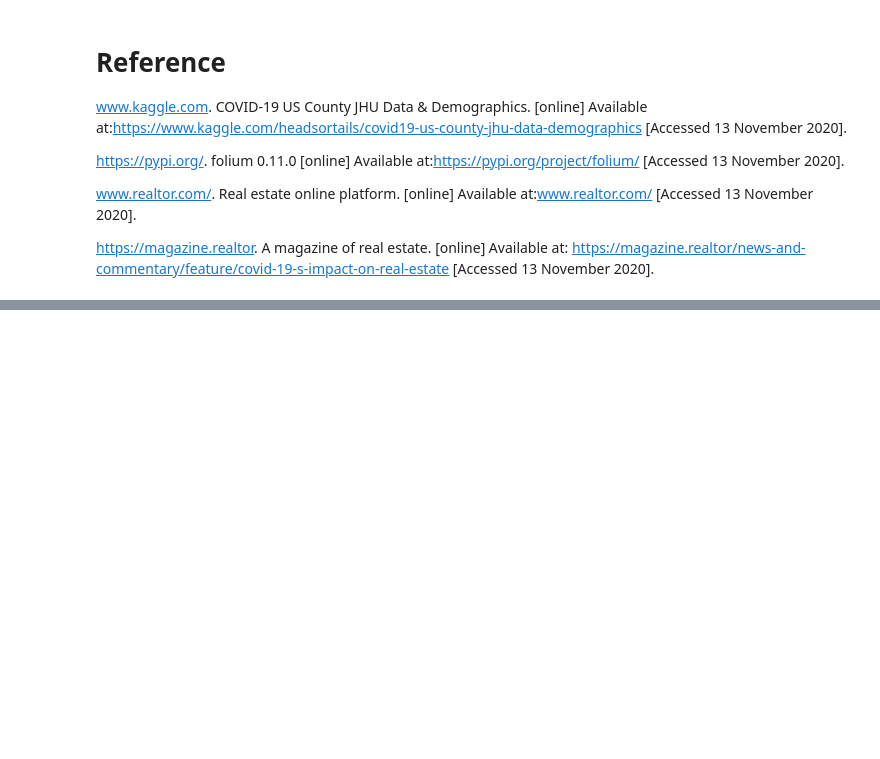
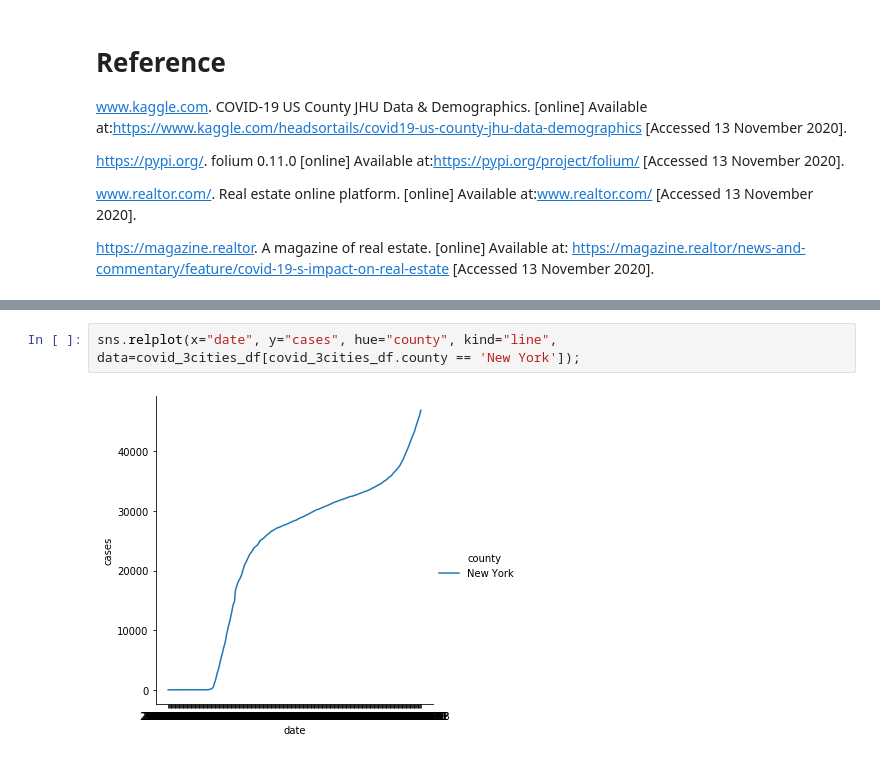
Before and after one commit to Yuehao-Wang/AIM-5001, a Jupyter notebook: Y_Wang_Final_Project.ipynb, the cells around one changed output, grey strips where cells are left out. Drawn from its saved outputs; the diff is of its cells as text; blank space fills up the shorter version.

```diff
--- a/Y_Wang_Final_Project.ipynb
+++ b/Y_Wang_Final_Project.ipynb
@@ -98,0 +157,4 @@ https://magazine.realtor. A magazine of real estate. [online] Available at: http
+# %%
+sns.relplot(x="date", y="cases", hue="county", kind="line", data=covid_3cities_df[covid_3cities_df.county == 'New York']);
+# %% [output]
+[figure, added]
```
Also changed, not shown: parts of 20 cells of this notebook.
